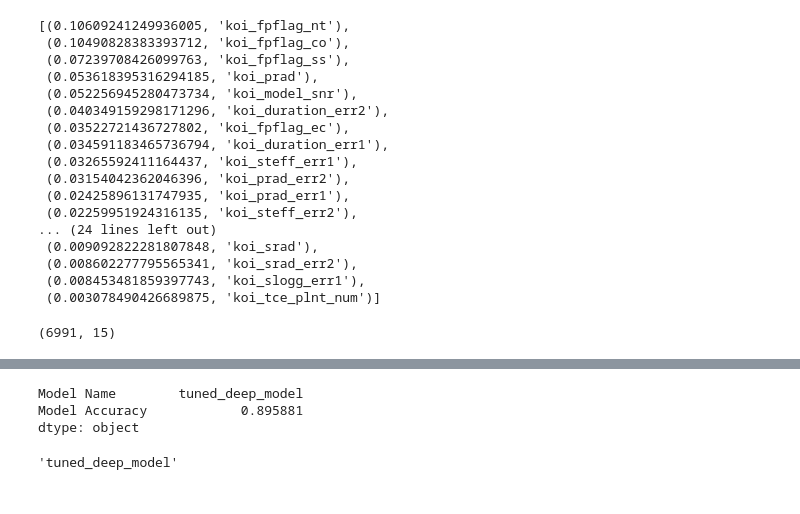
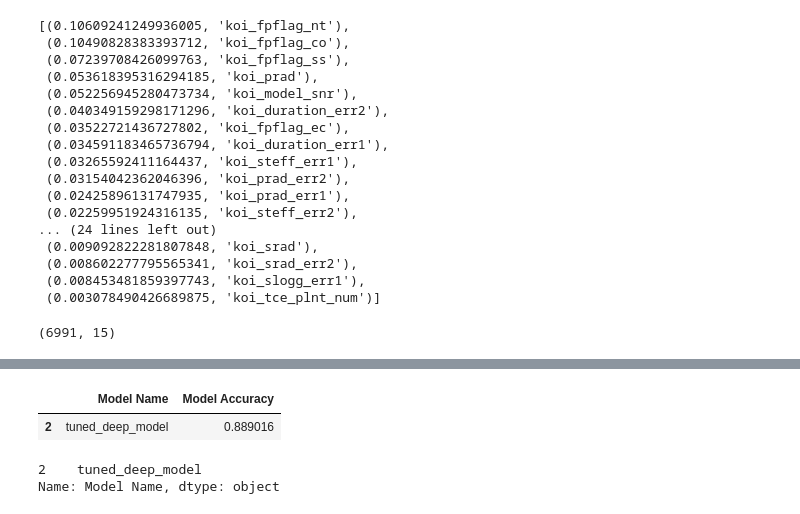
Before and after one commit to NoahSuskin/Exoplanet-Exploration-Analysis, a Jupyter notebook: Model Scripts/Neural_Network_Model.ipynb, the cells around one changed output, grey strips where cells are left out. Saved outputs shown, nothing was run; the diff lists cells and outputs as text; code cells hidden in the pictures.

Commit message:
rebuilding model with best parameters

```diff
--- a/Model Scripts/Neural_Network_Model.ipynb
+++ b/Model Scripts/Neural_Network_Model.ipynb
@@ -250,17 +250,17 @@ tuned_deep_model accuracy: 0.8913043737411499
 # %%
 # choosing model with highest accuracy
-best_model = summary_df.max()
+best_model = summary_df[summary_df['Model Accuracy'] == summary_df['Model Accuracy'].max()]
 best_model
 # %% [output]
-Model Name        tuned_deep_model
-Model Accuracy            0.895881
-dtype: object
+|  | Model Name | Model Accuracy |
+| 2 | tuned_deep_model | 0.889016 |
 # %%
 # Saving that model
 
 best_model_name = best_model['Model Name']
 best_model_name
 # %% [output]
-'tuned_deep_model'
+2    tuned_deep_model
+Name: Model Name, dtype: object
 # %%
 # Saving the model
```
Also changed, not shown: parts of 8 cells of this notebook, 4 other files.
